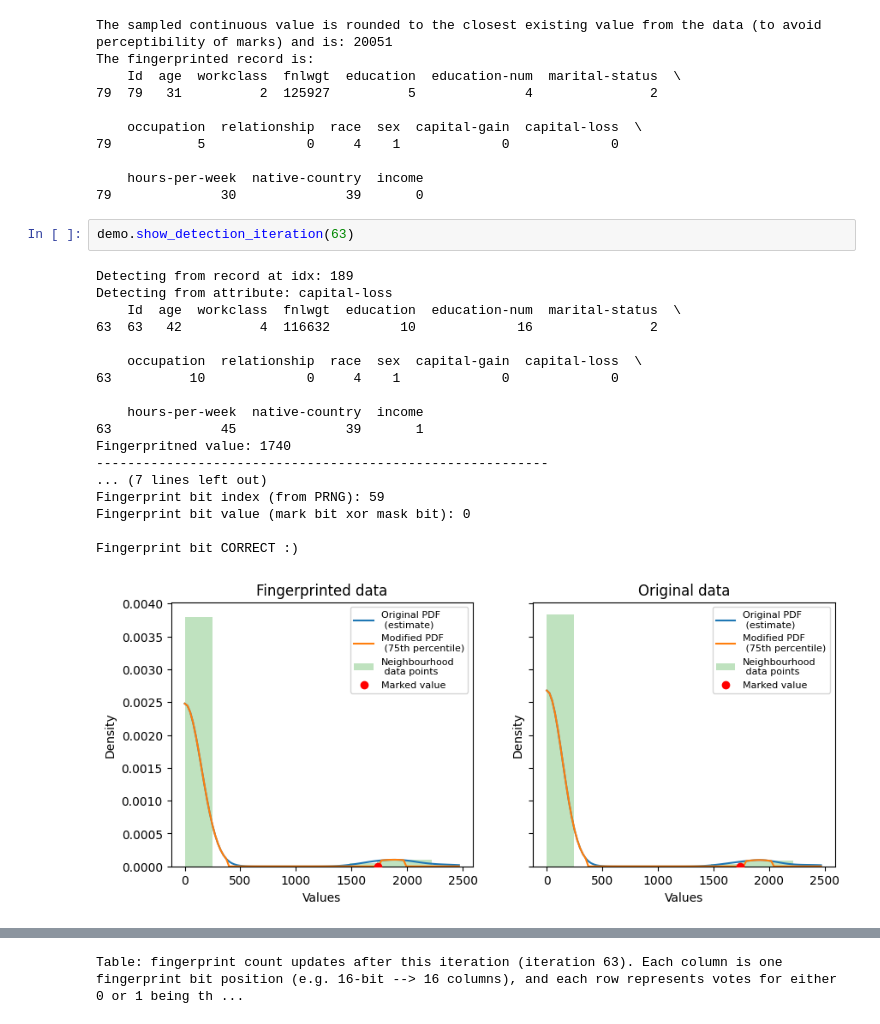
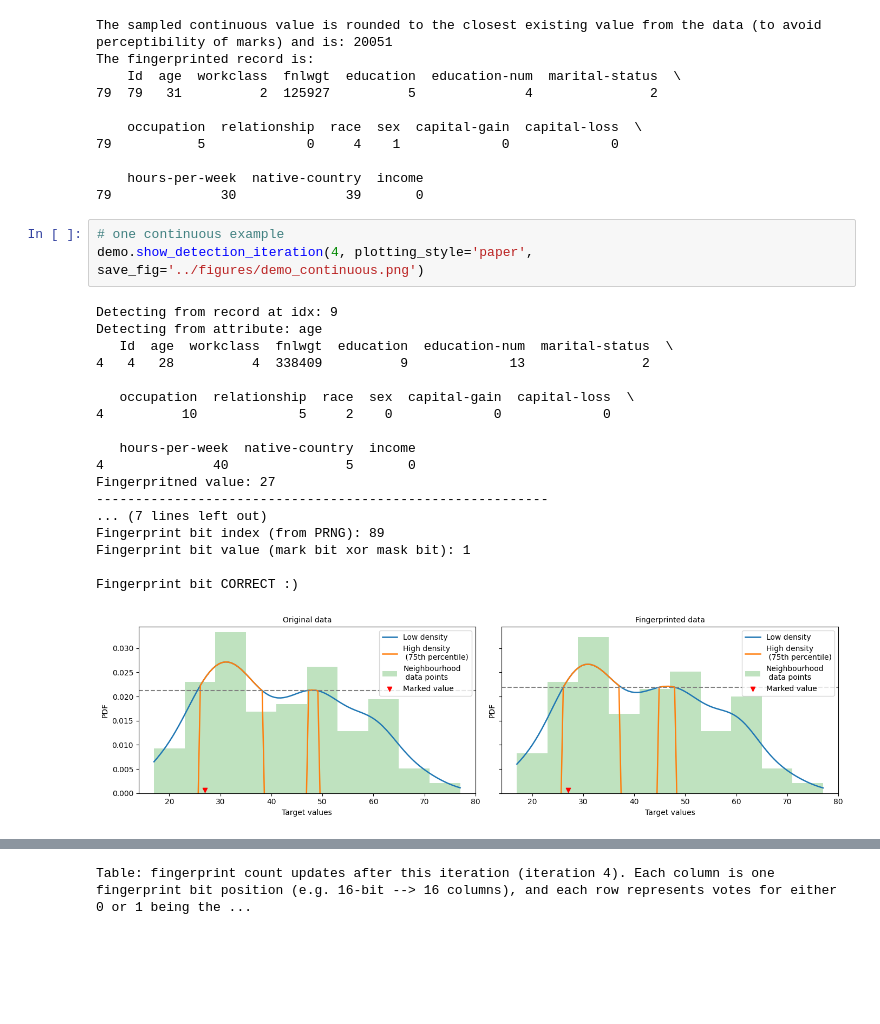
Before and after one commit to tanjascats/NCorr-FP, a Jupyter notebook: NCorrFP/notebooks/NCorrFP_pipeline_adult.ipynb, the cells around one changed output, grey strips where cells are left out. Saved outputs shown, nothing was run; the diff lists cells and outputs as text; blank space fills up the shorter version.

```diff
--- a/NCorrFP/notebooks/NCorrFP_pipeline_adult.ipynb
+++ b/NCorrFP/notebooks/NCorrFP_pipeline_adult.ipynb
@@ -200,23 +204,24 @@ The fingerprinted record is:
     hours-per-week  native-country  income
 79              30              39       0
 # %%
-demo.show_detection_iteration(63)
+# one continuous example
+demo.show_detection_iteration(4, plotting_style='paper', save_fig='../figures/demo_continuous.png')
 # %% [output]
-Detecting from record at idx: 189
-Detecting from attribute: capital-loss
-    Id  age  workclass  fnlwgt  education  education-num  marital-status  \
-63  63   42          4  116632         10             16               2
+Detecting from record at idx: 9
+Detecting from attribute: age
+   Id  age  workclass  fnlwgt  education  education-num  marital-status  \
+4   4   28          4  338409          9             13               2
 
-    occupation  relationship  race  sex  capital-gain  capital-loss  \
-63          10             0     4    1             0             0
+   occupation  relationship  race  sex  capital-gain  capital-loss  \
+4          10             5     2    0             0             0
 
-    hours-per-week  native-country  income
-63              45              39       1
-Fingerpritned value: 1740
+   hours-per-week  native-country  income
+4              40               5       0
+Fingerpritned value: 27
 ----------------------------------------------------------
 ... (7 lines left out)
-Fingerprint bit index (from PRNG): 59
-Fingerprint bit value (mark bit xor mask bit): 0
+Fingerprint bit index (from PRNG): 89
+Fingerprint bit value (mark bit xor mask bit): 1
 
 Fingerprint bit CORRECT :)
-[figure, old version]
+[figure, new version]
@@ -224 +229 @@ Fingerprint bit CORRECT :)
-Table: fingerprint count updates after this iteration (iteration 63). Each column is one fingerprint bit position (e.g. 16-bit --> 16 columns), and each row represents votes for either 0 or 1 being th ...
+Table: fingerprint count updates after this iteration (iteration 4). Each column is one fingerprint bit position (e.g. 16-bit --> 16 columns), and each row represents votes for either 0 or 1 being the ...
```
Also changed, not shown: parts of 7 cells of this notebook, 21 other files.
